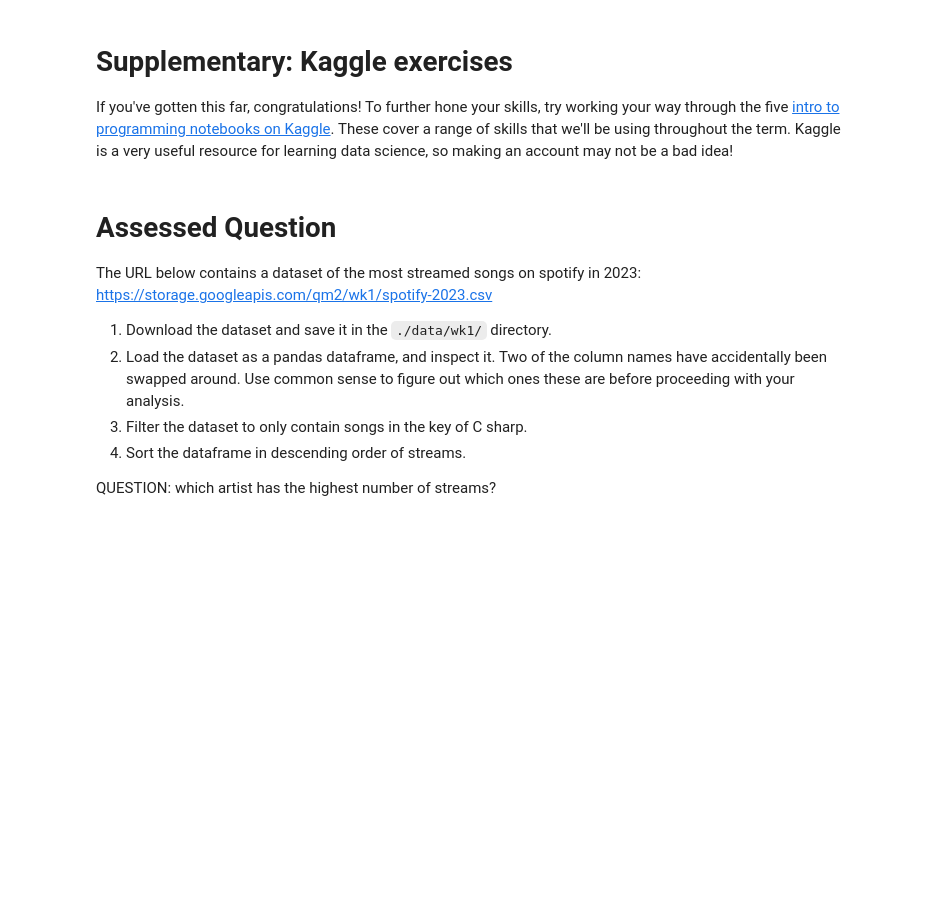
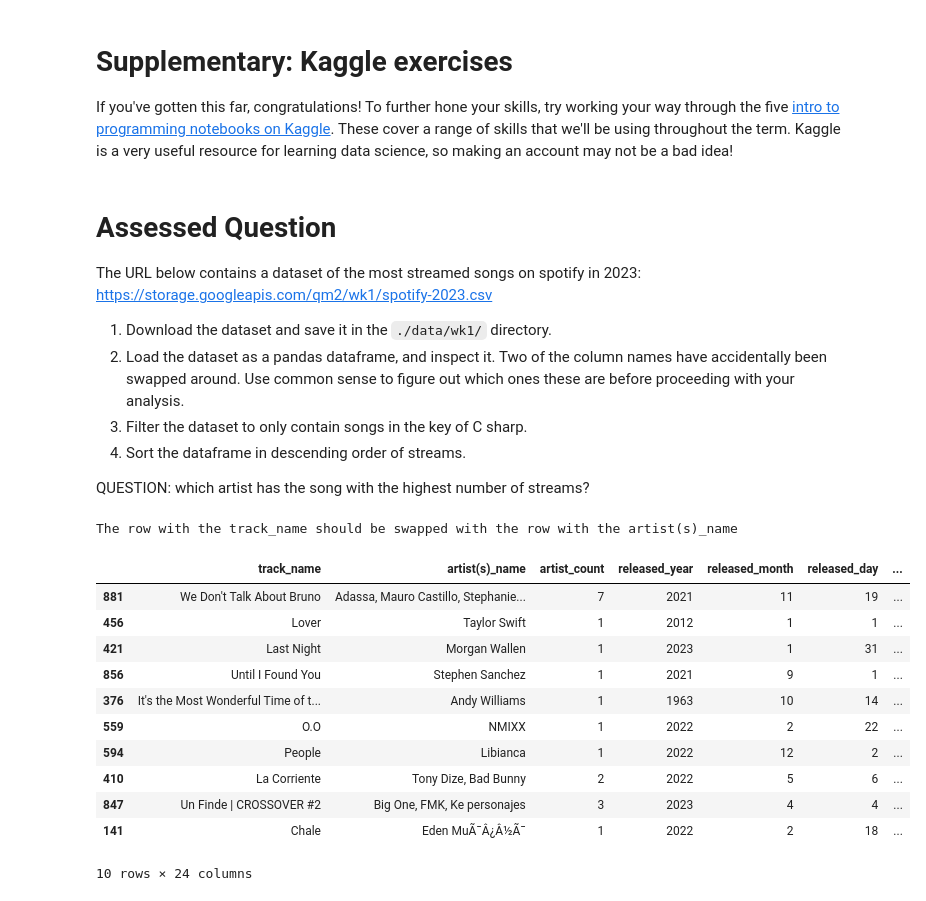
Before and after one commit to yuhengding1206/QM2-2024, a Jupyter notebook: notebooks/W01. Python Recap.ipynb, the cells around one changed output. Cells and saved outputs as stored; diff of their text form; code cells hidden in the pictures; blank space fills up the shorter version.

```diff
--- a/notebooks/W01. Python Recap.ipynb
+++ b/notebooks/W01. Python Recap.ipynb
@@ -236,4 +232,4 @@ https://storage.googleapis.com/qm2/wk1/spotify-2023.csv
 3. Filter the dataset to only contain songs in the key of C sharp.
 4. Sort the dataframe in descending order of streams.
 
-QUESTION: which artist has the highest number of streams?
+QUESTION: which artist has the song with the highest number of streams?
@@ -243,0 +236,15 @@ uploaded = files.upload()
+# %%
+# Question 1:
+import pandas
+import matplotlib
+%matplotlib inline
+
+!mkdir ./data/wk1
+!curl https://storage.googleapis.com/qm2/wk1/spotify-2023.csv -o ./data/wk1/data.csv
+data = pandas.read_csv('./data/wk1/data.csv')
+data.head()
+# %%
+# Question 2:
+print("The row with the track_name should be swapped with the row with the artist(s)_name")
+# %% [output]
+The row with the track_name should be swapped with the row with the artist(s)_name
@@ -243,0 +256,16 @@ uploaded = files.upload()
+# %%
+# Question 4:
+data.sort_values(by='streams', ascending=False).head(10)
+# %% [output]
+|  | track_name | artist(s)_name | artist_count | released_year | released_month | released_day | ... |
+| 881 | We Don't Talk About Bruno | Adassa, Mauro Castillo, Stephanie... | 7 | 2021 | 11 | 19 | ... |
+| 456 | Lover | Taylor Swift | 1 | 2012 | 1 | 1 | ... |
+| 421 | Last Night | Morgan Wallen | 1 | 2023 | 1 | 31 | ... |
+| 856 | Until I Found You | Stephen Sanchez | 1 | 2021 | 9 | 1 | ... |
+| 376 | It's the Most Wonderful Time of t... | Andy Williams | 1 | 1963 | 10 | 14 | ... |
+| 559 | O.O | NMIXX | 1 | 2022 | 2 | 22 | ... |
+| 594 | People | Libianca | 1 | 2022 | 12 | 2 | ... |
+| 410 | La Corriente | Tony Dize, Bad Bunny | 2 | 2022 | 5 | 6 | ... |
+| 847 | Un Finde | CROSSOVER #2 | Big One, FMK, Ke personajes | 3 | 2023 | 4 | 4 | ... |
+| 141 | Chale | Eden MuÃ¯Â¿Â½Ã¯ | 1 | 2022 | 2 | 18 | ... |
+10 rows × 24 columns
```
Also changed, not shown: parts of 8 cells of this notebook.
